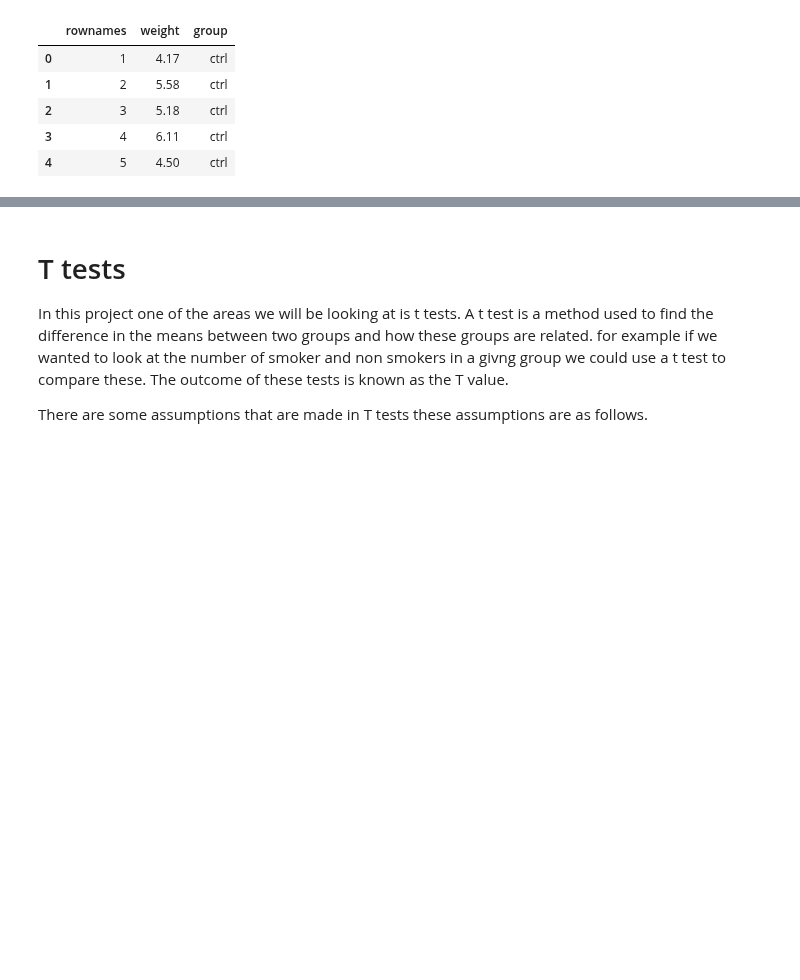
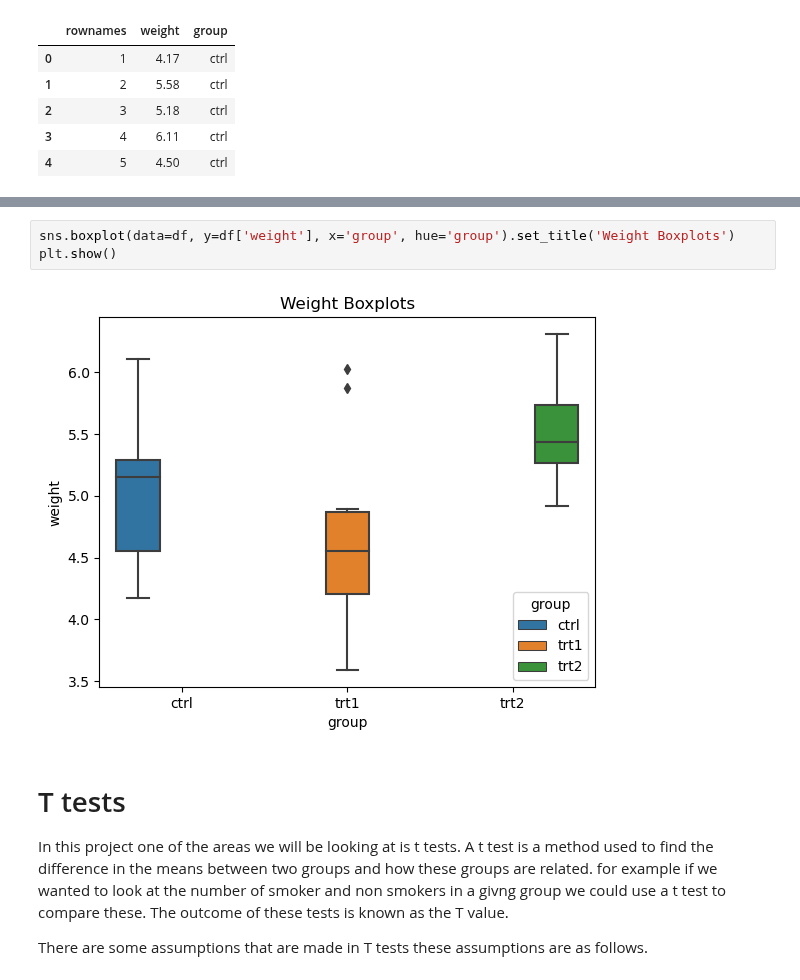
Before and after one commit to keithmmc/appliedstats, a Jupyter notebook: project.ipynb, the cells around one changed output, grey strips where cells are left out. Drawn from its saved outputs; the diff is of its cells as text; blank space fills up the shorter version.

```diff
--- a/project.ipynb
+++ b/project.ipynb
@@ -68,3 +75,8 @@ df.head()
+# %%
+sns.boxplot(data=df, y=df['weight'], x='group', hue='group').set_title('Weight Boxplots')
+plt.show()
+# %% [output]
+[figure, added]
 # %% [markdown]
 # T tests
 
```
Also changed, not shown: parts of 2 cells of this notebook.
